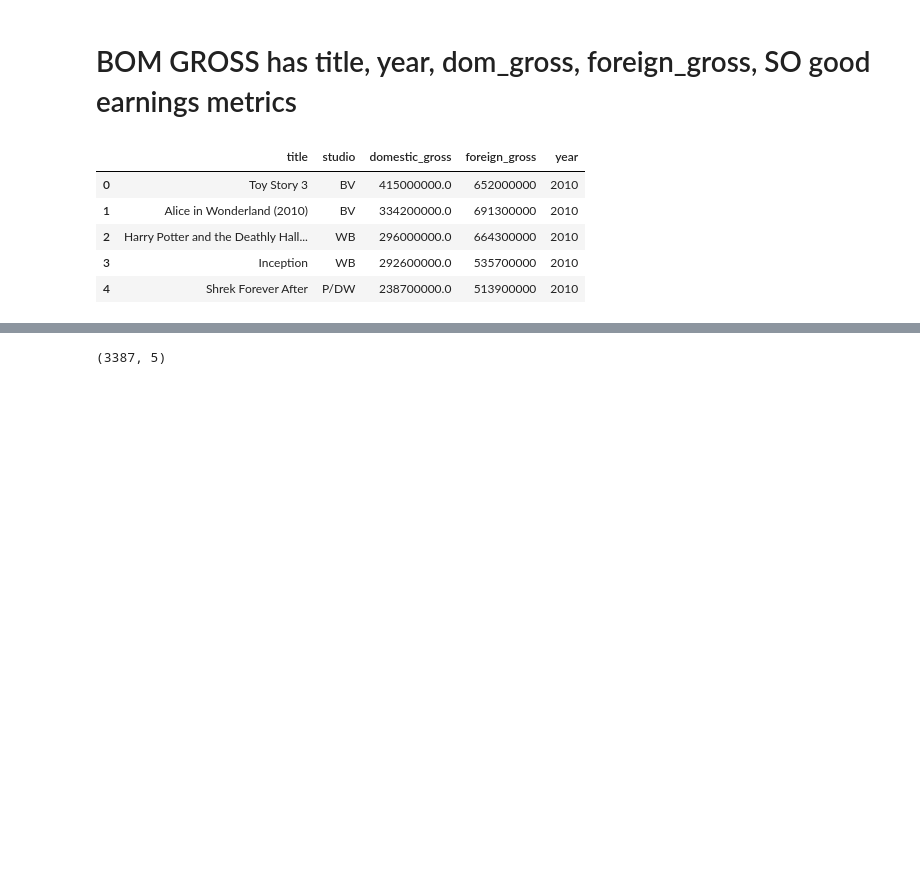
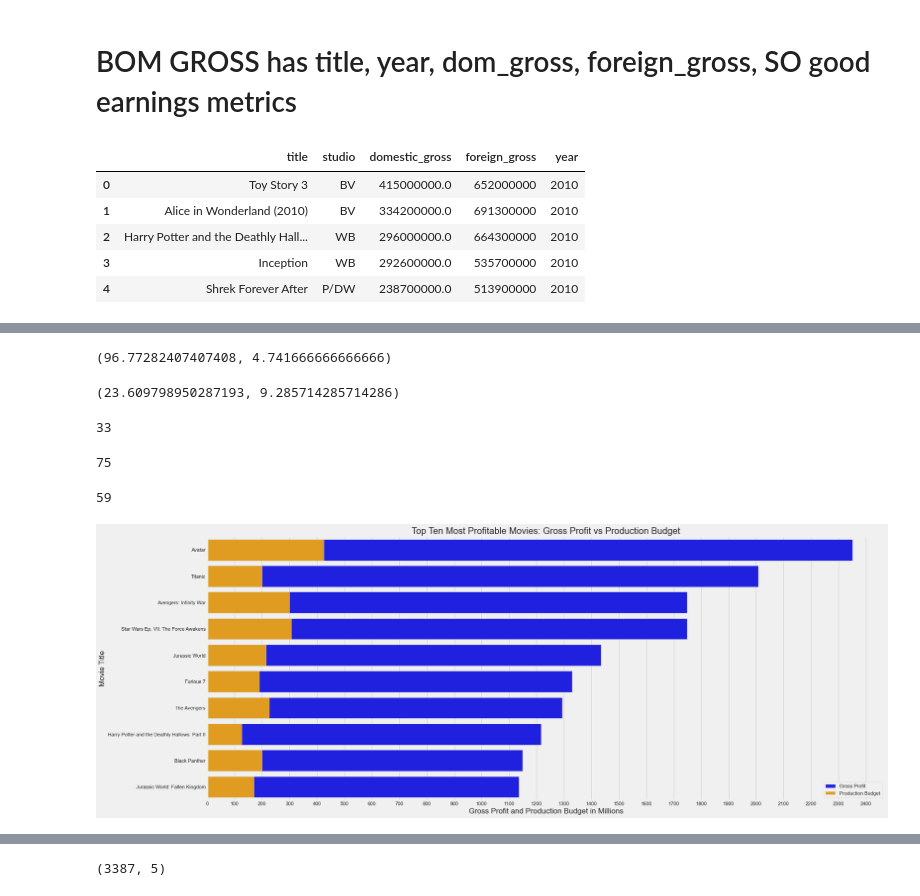
Before and after one commit to dvdhartsman/Phase_2_Movie_Project, a Jupyter notebook: EDA_Notebooks/davids_EDA_notebook.ipynb, the cells around one changed output, grey strips where cells are left out. Drawn from its saved outputs; the diff is of its cells as text; code cells hidden in the pictures; blank space fills up the shorter version.

```diff
--- a/EDA_Notebooks/davids_EDA_notebook.ipynb
+++ b/EDA_Notebooks/davids_EDA_notebook.ipynb
@@ -334,0 +352,5 @@ bom_gross_df.head()
+# %%
+hundred = df.loc[df["production_budget"] > 100.00000]
+forty = df.loc[(df["production_budget"] <= 100.00000) & (df["quartile"] == "Top 25")]
+inner = df.loc[(df["quartile"] == "25-50") | (df["quartile"] == "50-75")]
+bottom = df.loc[df["quartile"] == "Bottom 25"]
@@ -334,0 +496,10 @@ bom_gross_df.head()
+# %%
+paranormal = df[df["movie"].str.contains("Paranormal Activity")]
+paranormal['roi'].mean(), paranormal['production_budget'].mean()
+# %% [output]
+(96.77282407407408, 4.741666666666666)
+# %%
+saw = df[df["movie"].str.contains("Saw")]
+saw['roi'].mean(), saw['production_budget'].mean()
+# %% [output]
+(23.609798950287193, 9.285714285714286)
@@ -334,0 +508,4 @@ bom_gross_df.head()
+# %%
+len(studio_look2['studio'].unique())
+# %% [output]
+33
@@ -334,0 +514,4 @@ bom_gross_df.head()
+# %%
+len(studio_look3['studio'].unique())
+# %% [output]
+75
@@ -334,0 +520,22 @@ bom_gross_df.head()
+# %%
+len(studio_look4['studio'].unique())
+# %% [output]
+59
+# %%
+# Plotting Profit and Budget
+fig, ax = plt.subplots(figsize=(24,10))
+# Creates new df object to assist with plotting
+top_movies = hundred.sort_values(by='gross_profit', ascending=False)[:10]
+
+# Creates stacked bar plot showing total profit in blue, budget in yellow
+sns.barplot(x='gross_profit', y='movie', data=top_movies, color='blue', ax=ax, label='Gross Profit')
+sns.barplot(x='production_budget', y='movie', data=top_movies, color='orange', ax=ax, label='Production Budget')
+
+# Labels and Titles
+ax.set_xlabel("Gross Profit and Production Budget in Millions")
+ax.set_ylabel("Movie Title")
+ax.set_title("Top Ten Most Profitable Movies: Gross Profit vs Production Budget")
+ax.legend()
+plt.xticks(np.arange(0, 2420, 100));
+# %% [output]
+[figure, added]
```
Also changed, not shown: parts of 35 cells of this notebook.
